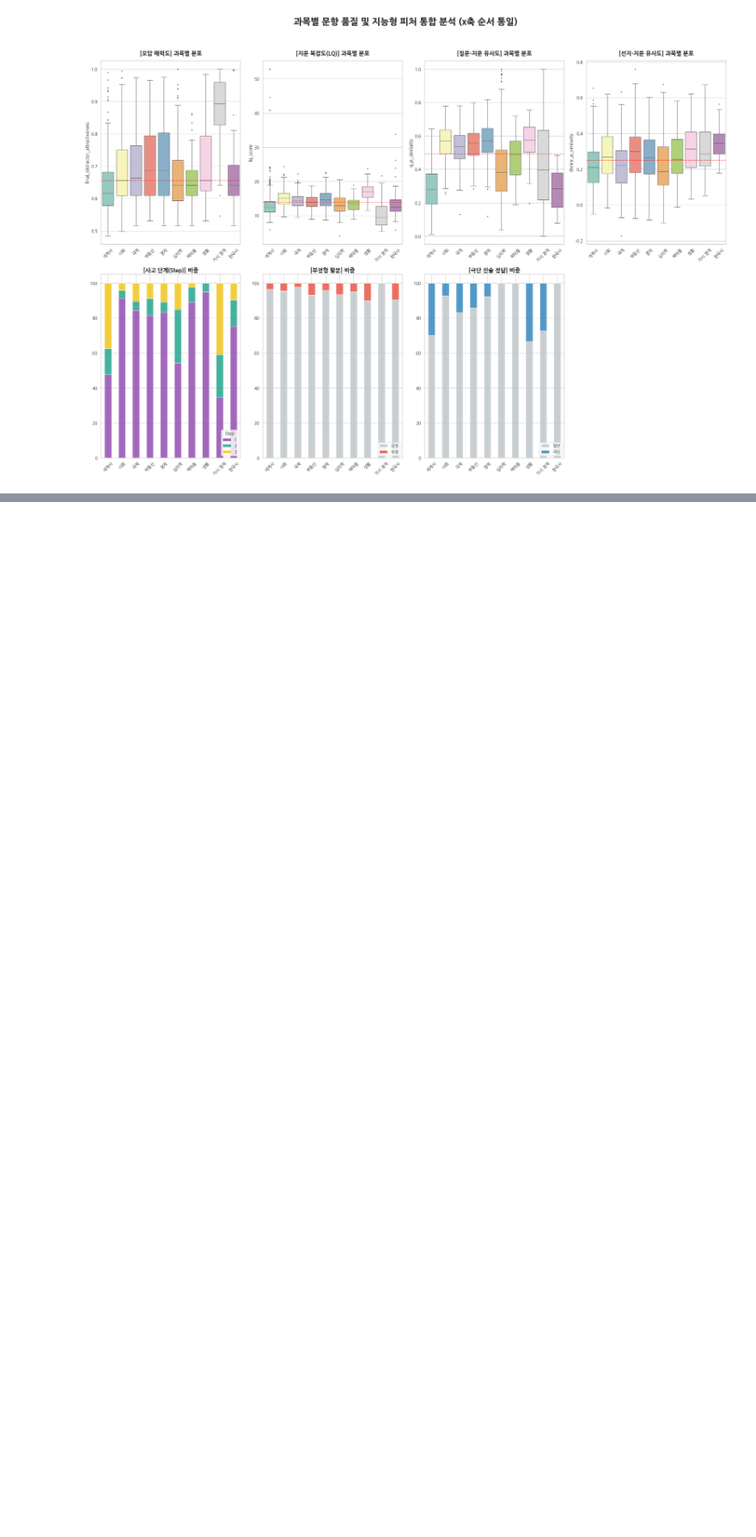
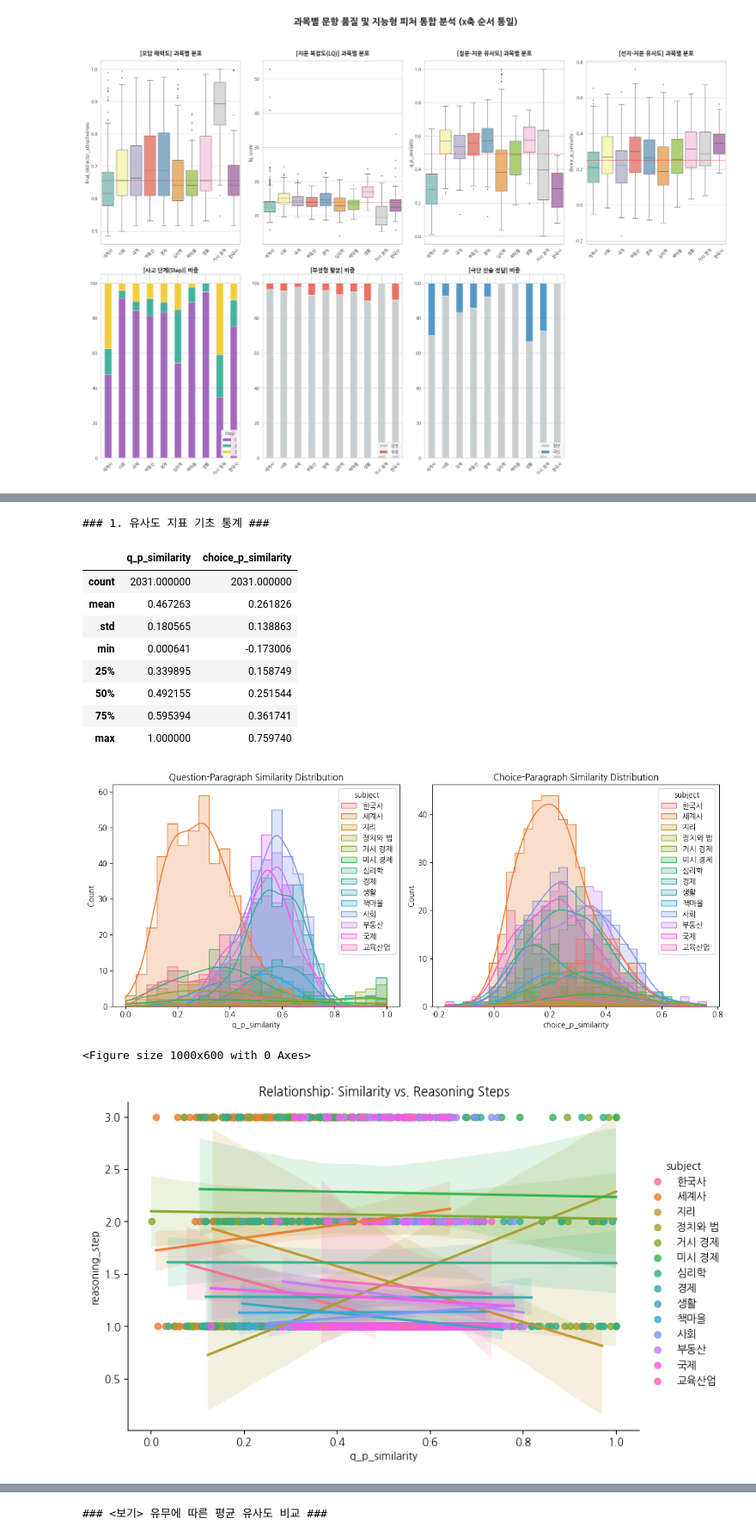
Before and after one commit to boostcampaitech8/pro-nlp-generationfornlp-nlp-14, a Jupyter notebook: notebooks/data_EDA.ipynb, the cells around one changed output, grey strips where cells are left out. Shown at 86% size. Drawn from its saved outputs; the diff is of its cells as text; code cells hidden in the pictures; blank space fills up the shorter version.

```diff
--- a/notebooks/data_EDA.ipynb
+++ b/notebooks/data_EDA.ipynb
@@ -851,0 +916,60 @@ Passing `palette` without assigning `hue` is deprecated and will be removed in v
+# %%
+def run_similarity_relationship_eda(df):
+    # 0. 전처리: question_plus 존재 여부 컬럼 생성
+    df['has_question_plus'] = df['question_plus'].apply(lambda x: False if pd.isna(x) or x == "" or x == "None" else True)
+
+    print("### 1. 유사도 지표 기초 통계 ###")
+    display(df[['q_p_similarity', 'choice_p_similarity']].describe())
+
+    # 1. 유사도 분포 시각화 (질문 vs 선택지)
+    plt.figure(figsize=(12, 5))
+    plt.subplot(1, 2, 1)
+    sns.histplot(data=df, x='q_p_similarity', hue='subject', kde=True, element="step")
+    plt.title('Question-Paragraph Similarity Distribution')
+
+    plt.subplot(1, 2, 2)
+    sns.histplot(data=df, x='choice_p_similarity', hue='subject', kde=True, element="step")
+    plt.title('Choice-Paragraph Similarity Distribution')
+    plt.tight_layout()
+    plt.show()
+
+    # 2. 유사도와 추론 단계(Reasoning Step)의 상관관계
+    # 일반적으로 유사도가 높을수록 추론 단계가 낮아야 함 (단순 일치 문제)
+    plt.figure(figsize=(10, 6))
+    sns.lmplot(data=df, x='q_p_similarity', y='reasoning_step', hue='subject', aspect=1.5)
+    plt.title('Relationship: Similarity vs. Reasoning Steps')
+    plt.show()
+
+    # 3. 부정형 질문(is_negative_llm)에 따른 유사도 차이
+    # "~가 아닌 것은?" 문제는 지문과 선택지의 유사도 패턴이 다를 수 있음
+    plt.figure(figsize=(10, 6))
+    sns.boxplot(data=df, x='is_negative_llm', y='choice_p_similarity', hue='subject')
+    plt.title('Choice Similarity: Positive vs. Negative Questions')
+    plt.show()
+
+    # 4. <보기>(question_plus) 유무에 따른 유사도 분석
+    # 보기가 있는 문제는 지문과의 직접 유사도가 낮아질 수 있음 (보기를 거쳐야 하므로)
+    print("### <보기> 유무에 따른 평균 유사도 비교 ###")
+    display(df.groupby('has_question_plus')[['q_p_similarity', 'choice_p_similarity']].mean())
+
+    plt.figure(figsize=(8, 6))
+    sns.barplot(data=df, x='has_question_plus', y='q_p_similarity', hue='subject')
+    plt.title('Avg Q-P Similarity by presence of <보기>')
+    plt.show()
+
+# 실행
+run_similarity_relationship_eda(df)
+# %% [output]
+### 1. 유사도 지표 기초 통계 ###
+|  | q_p_similarity | choice_p_similarity |
+| count | 2031.000000 | 2031.000000 |
+| mean | 0.467263 | 0.261826 |
+| std | 0.180565 | 0.138863 |
+| min | 0.000641 | -0.173006 |
+| 25% | 0.339895 | 0.158749 |
+| 50% | 0.492155 | 0.251544 |
+| 75% | 0.595394 | 0.361741 |
+| max | 1.000000 | 0.759740 |
+[figure, added]
+<Figure size 1000x600 with 0 Axes>
+[figure, added]
@@ -851,0 +977 @@ Passing `palette` without assigning `hue` is deprecated and will be removed in v
+### <보기> 유무에 따른 평균 유사도 비교 ###
```
Also changed, not shown: parts of 17 cells of this notebook.
